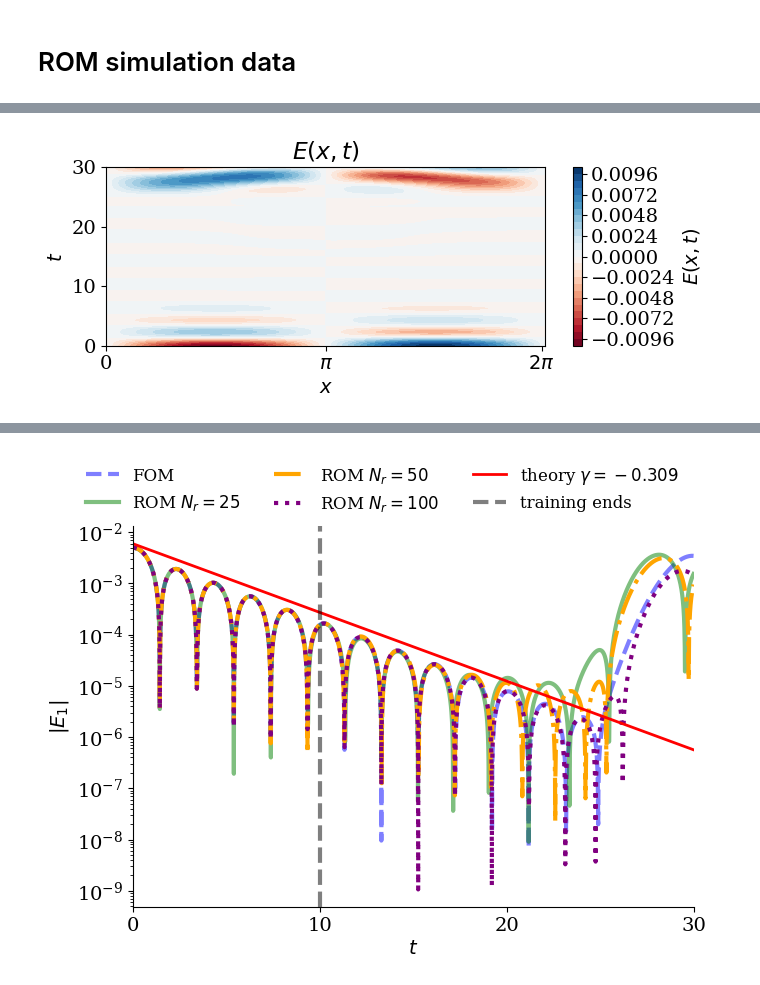
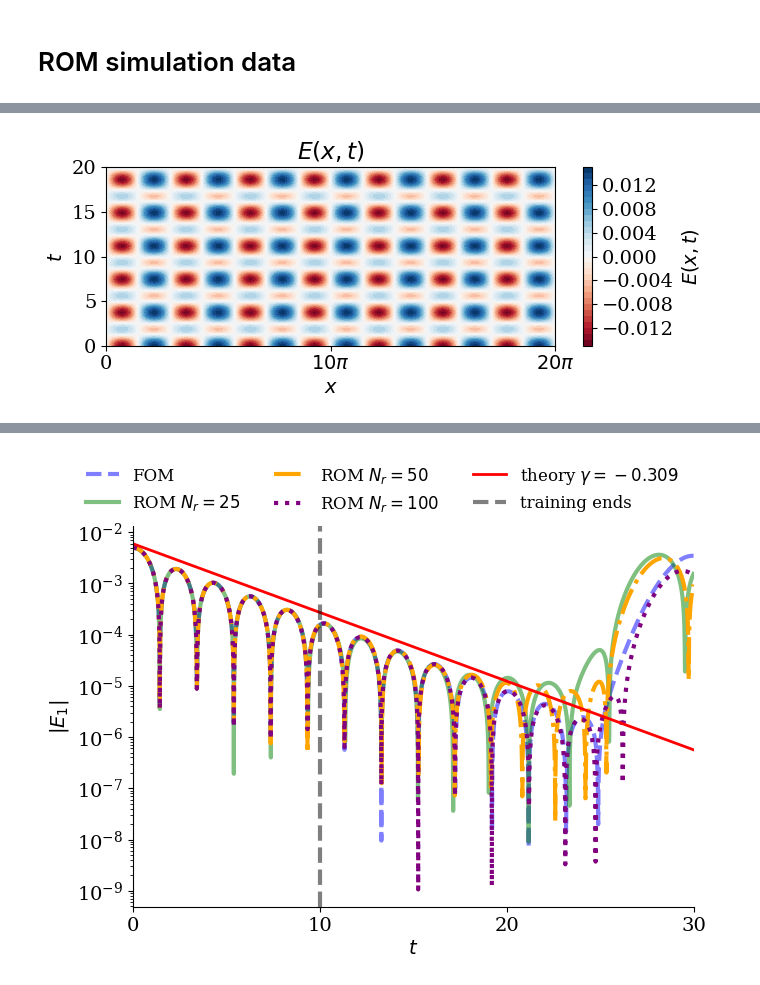
Before and after one commit to opaliss/HermiteFD-ROM, a Jupyter notebook: ROM/linear Landau damping AW-ROM.ipynb, the cells around one changed output, grey strips where cells are left out. Drawn from its saved outputs; the diff is of its cells as text; code cells hidden in the pictures.

```diff
--- a/ROM/linear Landau damping AW-ROM.ipynb
+++ b/ROM/linear Landau damping AW-ROM.ipynb
@@ -50,7 +46,7 @@ C0_ions[setup.Nx] = 1 / setup.alpha_i
 # velocity grid for plotting purposes
 v = np.linspace(-3, 3, int(1e5))
 # spatial grid
-x = np.linspace(0, setup.L, setup.Nx_total)
+x = np.linspace(0, setup.L, setup.Nx + 1)
 # %% [markdown]
 # ROM simulation data
 # %%
@@ -69,26 +56,32 @@ print(np.shape(Ur))
 # %%
-sol_u_ROM = np.zeros((setup.Nx_total*setup.Nv, len(sol_t_ROM)), dtype="complex128")
+sol_u_ROM = np.zeros((setup.Nx*setup.Nv, len(sol_midpoint_t)))
 sol_u_ROM[:setup.NF, :] = sol_u_reduced[:setup.NF, :]
-sol_u_ROM[setup.NF:, :] = Ur @ sol_u_reduced[setup.NF:, :]
+sol_u_ROM[setup.NF:, :] = setup.Ur_e @ sol_u_reduced[setup.NF:, :]
 # %%
 # initialize the electric potential
-E_coeff = np.zeros((setup.Nx_total, len(sol_t_ROM)), dtype="complex128")
-E = np.zeros((setup.Nx_total, len(sol_t_ROM)))
+E_midpoint = np.zeros((setup.Nx + 1, len(sol_midpoint_t)))
 # %%
 # initialize the states for implicit midpoint (symplectic)
-state_e = np.zeros((setup.Nv, setup.Nx_total, len(sol_t_ROM)))
+state_e_midpoint = np.zeros((setup.Nv,  setup.Nx + 1, len(sol_midpoint_t)))
+state_i_midpoint = np.zeros((setup.Nv,  setup.Nx + 1, len(sol_midpoint_t)))
 
-for ii in range(len(sol_t_ROM)):
+for ii in np.arange(0, len(sol_midpoint_t), 1):
+    print("time = ", sol_midpoint_t[ii])
     for n in range(setup.Nv):
-        # unwind the flattening in order to solve the Vlasov-Poisson system
-        state_e[n, :, ii] = scipy.fft.ifft(scipy.fft.ifftshift(sol_u_ROM[n*(setup.Nx_total): (n+1)*(setup.Nx_total), ii]), norm="forward").real
+        # unwind the flattening to solve the Vlasov-Poisson system
+        # electrons
+        state_e_midpoint[n, :-1, ii]  = sol_u_ROM[n*setup.Nx: (n+1)*setup.Nx, ii]
+        state_e_midpoint[n, -1, ii] = state_e_midpoint[n, 0, ii]
+
+    # immobile ions
+    state_i_midpoint[0, :-1, ii] = C0_ions
+    state_i_midpoint[0, -1, ii] = state_i_midpoint[0, 0, ii]
 
     # solve Poisson's equation to obtain an electric field
-    E_coeff[:, ii] = D_inv @ charge_density(alpha_e=setup.alpha_e,
-                                            alpha_i=setup.alpha_i,
-                                            q_e=setup.q_e,
-                                            q_i=setup.q_i,
-                                            C0_electron=sol_u_ROM[:setup.Nx_total, ii],
-                                            C0_ions=C0_ions)
+    rho = charge_density(alpha_e=setup.alpha_e, alpha_i=setup.alpha_i,
+                                        q_e=setup.q_e, q_i=setup.q_i,
+                                        C0_e=state_e_midpoint[0, :setup.Nx, ii],
+                                        C0_i=C0_ions)
 
-    E[:, ii] = fft_(coefficient=E_coeff[:, ii], Nx=setup.Nx, x=x, L=setup.L)
+    E_midpoint[:-1, ii] = gmres_solver(rhs=rho, D=setup.D)
+    E_midpoint[-1, ii] = E_midpoint[0, ii]
@@ -99,16 +106,16 @@ _ =plt.plot(E)
 # %%
 # plot the electric field
 fig, ax = plt.subplots(figsize=(7, 3))
-pos = ax.contourf(x, sol_t_ROM, E.T, cmap="RdBu", levels=30)
+pos = ax.contourf(x, sol_midpoint_t, E_midpoint.T, cmap="RdBu", levels=30)
 cbar = fig.colorbar(pos)
 cbar.ax.set_ylabel("$E(x, t)$", rotation=90)
 ax.set_title("$E(x, t)$")
 ax.set_xlabel("$x$")
-_ = ax.set_xticks([0, np.pi, 2*np.pi-.05])
-_ = ax.set_xticklabels([r"0", r"$\pi$", r"$2\pi$"])
+_ = ax.set_xticks([0, 10*np.pi, 20*np.pi-.05])
+_ = ax.set_xticklabels([r"0", r"$10\pi$", r"$20\pi$"])
 _ = ax.set_ylabel("$t$")
 plt.tight_layout()
 
 plt.savefig("../figs/ROM/linear_landau/electric_field_FOM" + str(setup.Nv)+ ".png", dpi=600)
 # %% [output]
-[figure, old version]
+[figure, new version]
```
Also changed, not shown: parts of 10 cells of this notebook, 6 other files.
